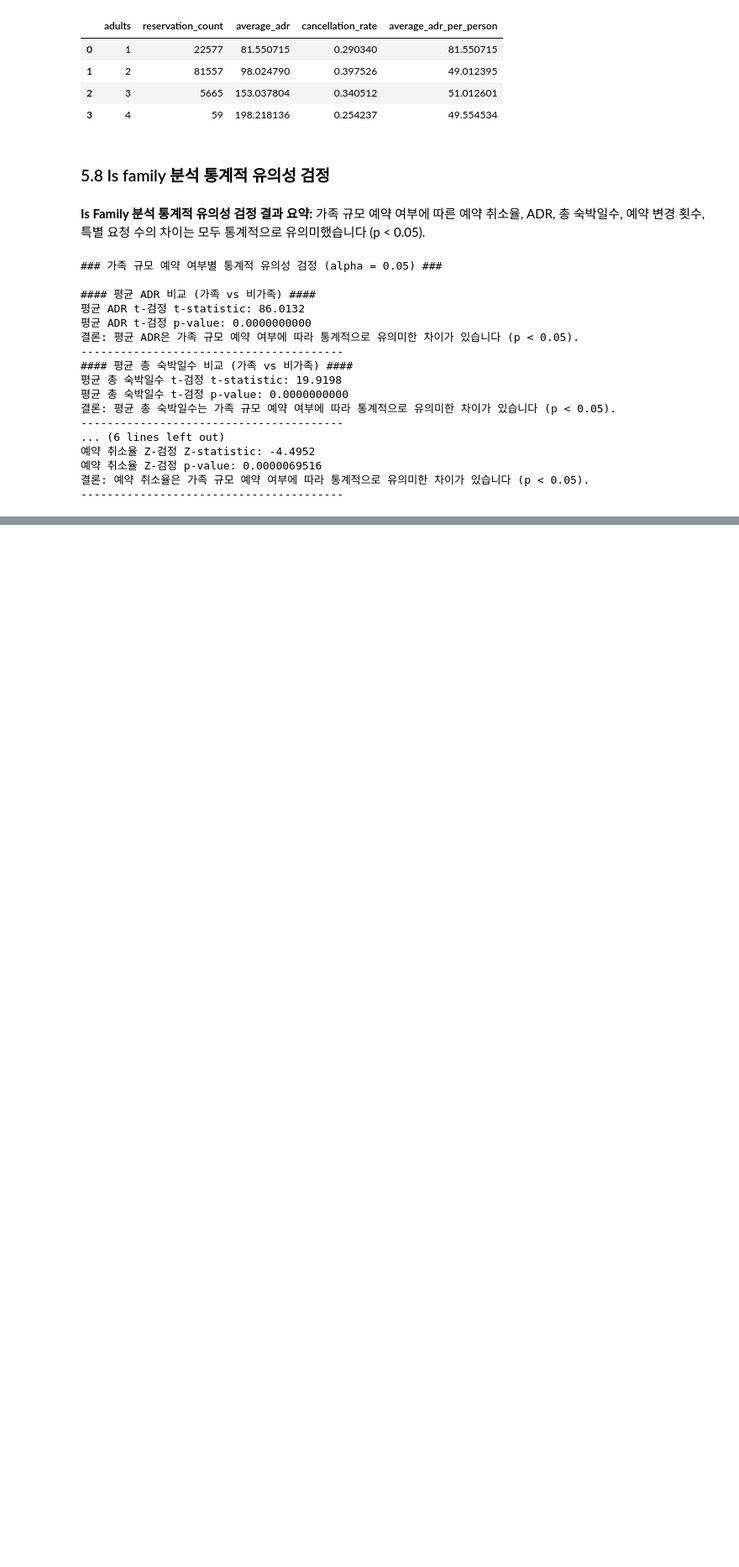
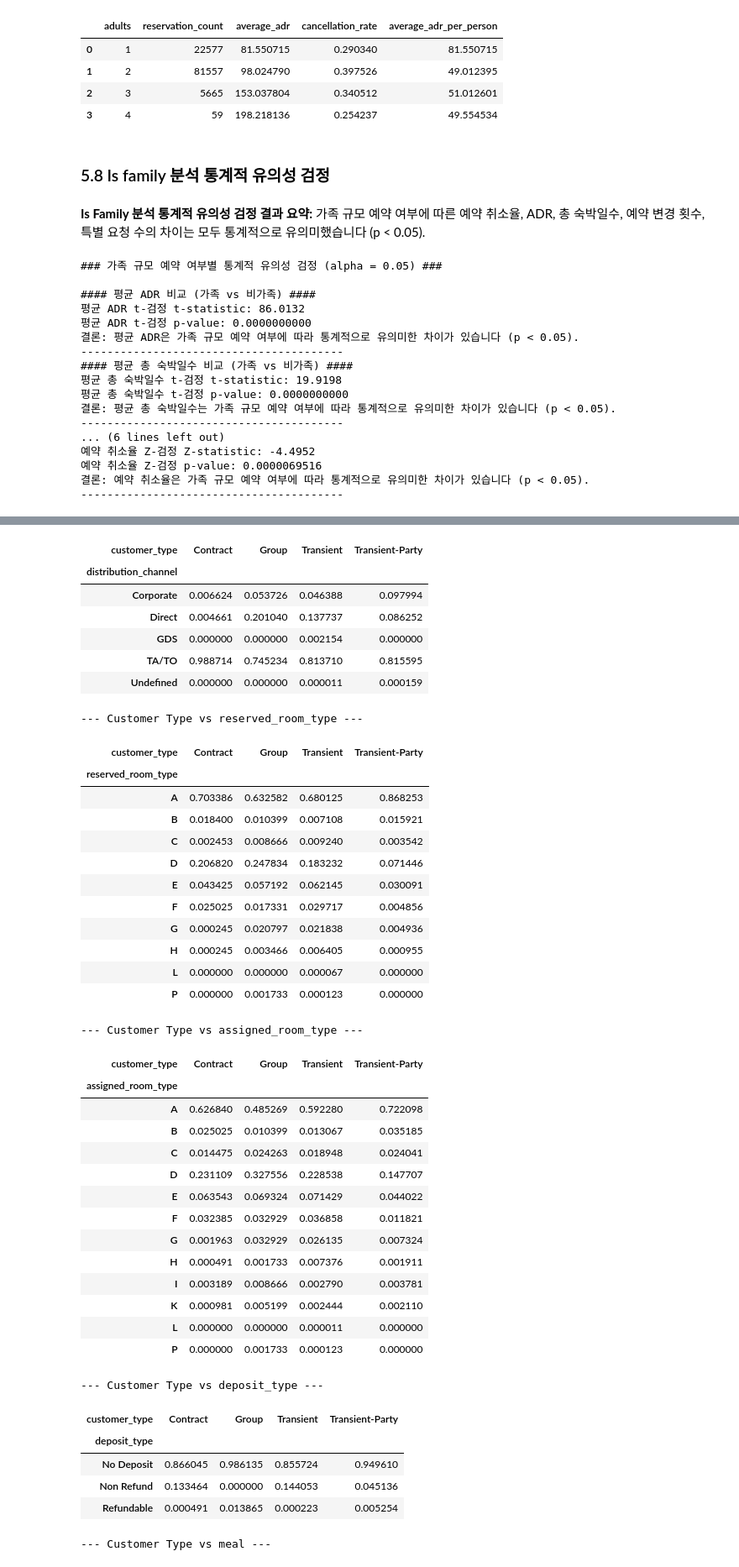
Before and after one commit to otto-Choi/Project-hotel_booking, a Jupyter notebook: notebooks/01_eda_customer_type.ipynb, the cells around one changed output, grey strips where cells are left out. Shown at 84% size. Saved outputs shown, nothing was run; the diff lists cells and outputs as text; code cells hidden in the pictures; blank space fills up the shorter version.

```diff
--- a/notebooks/01_eda_customer_type.ipynb
+++ b/notebooks/01_eda_customer_type.ipynb
@@ -1731,0 +1921,18 @@ print("-" * 40)
+# %%
+import pandas as pd
+
+# Customer Type과 다른 범주형 변수 간의 관계 탐색
+# 분석할 다른 범주형 변수 목록
+categorical_cols_customer = ['market_segment', 'distribution_channel', 'reserved_room_type', 'assigned_room_type', 'deposit_type', 'meal']
+
+print("\nCustomer Type과 다른 범주형 변수 간의 관계:")
+
+for col in categorical_cols_customer:
+    if col in df.columns:
+        print(f"\n--- Customer Type vs {col} ---")
+        # Customer Type별 다른 변수의 분포를 확인하기 위해 정규화된 교차표 생성
+        crosstab_result = pd.crosstab(df['customer_type'], df[col], normalize='index')
+        display(crosstab_result.T.style.background_gradient(cmap='Blues', axis=1))
+    else:
+        print(f"경고: 변수 '{col}'가 데이터프레임에 존재하지 않습니다.")
+# %% [output]
@@ -1731,0 +1953,42 @@ print("-" * 40)
+| customer_type | Contract | Group | Transient | Transient-Party |
+| distribution_channel |  |  |  |  |
+| Corporate | 0.006624 | 0.053726 | 0.046388 | 0.097994 |
+| Direct | 0.004661 | 0.201040 | 0.137737 | 0.086252 |
+| GDS | 0.000000 | 0.000000 | 0.002154 | 0.000000 |
+| TA/TO | 0.988714 | 0.745234 | 0.813710 | 0.815595 |
+| Undefined | 0.000000 | 0.000000 | 0.000011 | 0.000159 |
+--- Customer Type vs reserved_room_type ---
+| customer_type | Contract | Group | Transient | Transient-Party |
+| reserved_room_type |  |  |  |  |
+| A | 0.703386 | 0.632582 | 0.680125 | 0.868253 |
+| B | 0.018400 | 0.010399 | 0.007108 | 0.015921 |
+| C | 0.002453 | 0.008666 | 0.009240 | 0.003542 |
+| D | 0.206820 | 0.247834 | 0.183232 | 0.071446 |
+| E | 0.043425 | 0.057192 | 0.062145 | 0.030091 |
+| F | 0.025025 | 0.017331 | 0.029717 | 0.004856 |
+| G | 0.000245 | 0.020797 | 0.021838 | 0.004936 |
+| H | 0.000245 | 0.003466 | 0.006405 | 0.000955 |
+| L | 0.000000 | 0.000000 | 0.000067 | 0.000000 |
+| P | 0.000000 | 0.001733 | 0.000123 | 0.000000 |
+--- Customer Type vs assigned_room_type ---
+| customer_type | Contract | Group | Transient | Transient-Party |
+| assigned_room_type |  |  |  |  |
+| A | 0.626840 | 0.485269 | 0.592280 | 0.722098 |
+| B | 0.025025 | 0.010399 | 0.013067 | 0.035185 |
+| C | 0.014475 | 0.024263 | 0.018948 | 0.024041 |
+| D | 0.231109 | 0.327556 | 0.228538 | 0.147707 |
+| E | 0.063543 | 0.069324 | 0.071429 | 0.044022 |
+| F | 0.032385 | 0.032929 | 0.036858 | 0.011821 |
+| G | 0.001963 | 0.032929 | 0.026135 | 0.007324 |
+| H | 0.000491 | 0.001733 | 0.007376 | 0.001911 |
+| I | 0.003189 | 0.008666 | 0.002790 | 0.003781 |
+| K | 0.000981 | 0.005199 | 0.002444 | 0.002110 |
+| L | 0.000000 | 0.000000 | 0.000011 | 0.000000 |
+| P | 0.000000 | 0.001733 | 0.000123 | 0.000000 |
+--- Customer Type vs deposit_type ---
+| customer_type | Contract | Group | Transient | Transient-Party |
+| deposit_type |  |  |  |  |
+| No Deposit | 0.866045 | 0.986135 | 0.855724 | 0.949610 |
+| Non Refund | 0.133464 | 0.000000 | 0.144053 | 0.045136 |
+| Refundable | 0.000491 | 0.013865 | 0.000223 | 0.005254 |
+--- Customer Type vs meal ---
```
Also changed, not shown: parts of 23 cells of this notebook.
